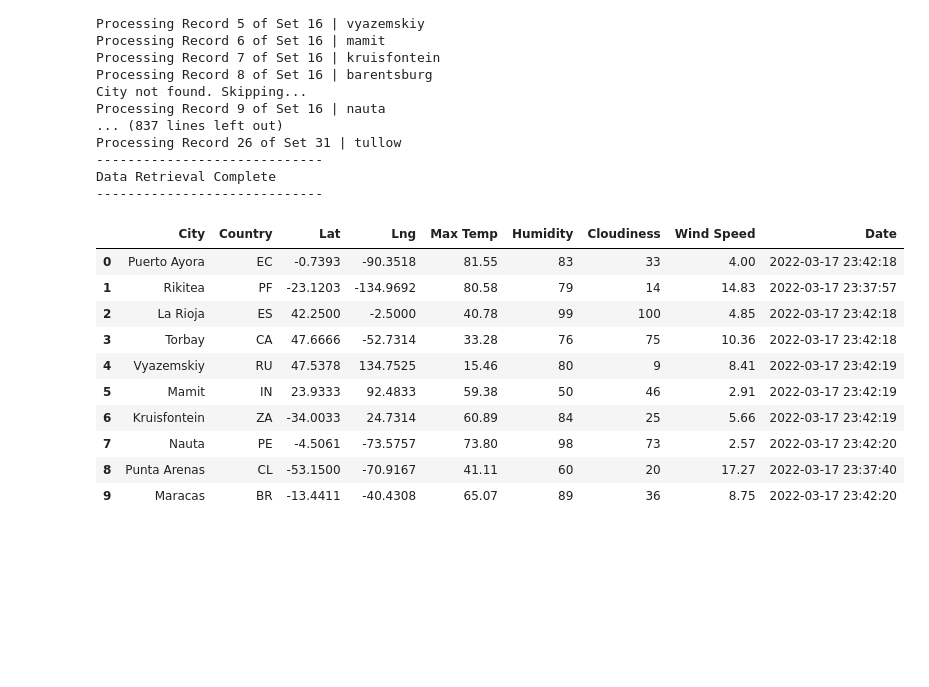
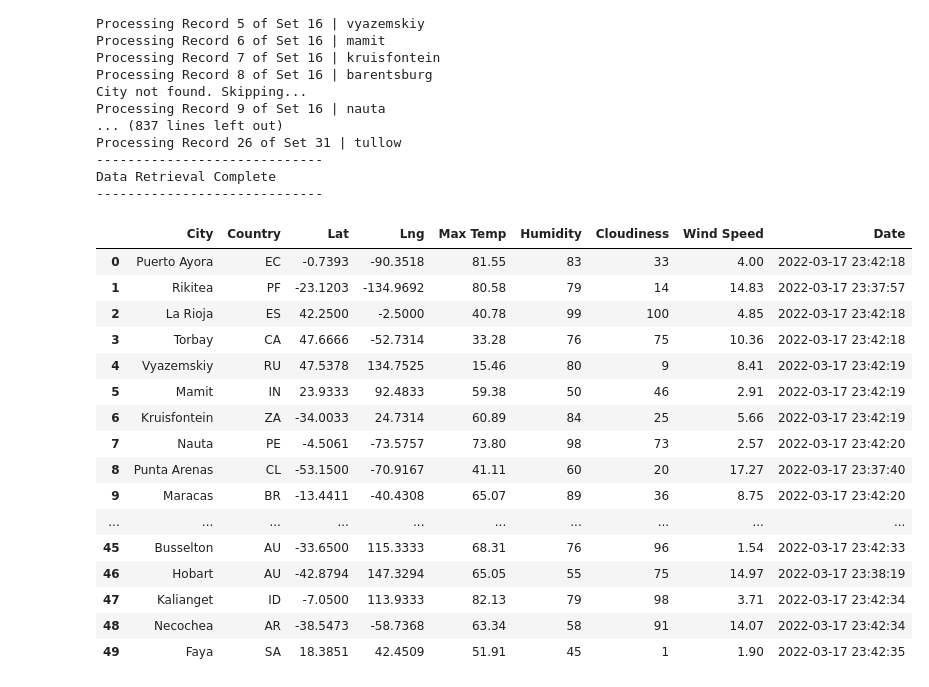
Before and after one commit to gonzalesbarrett/World_Weather_Analysis, a Jupyter notebook: WeatherPy.ipynb, the cells around one changed output. Saved outputs shown, nothing was run; the diff lists cells and outputs as text; code cells hidden in the pictures; blank space fills up the shorter version.

```diff
--- a/WeatherPy.ipynb
+++ b/WeatherPy.ipynb
@@ -135,16 +135,22 @@ Data Retrieval Complete
 # %%
 # Convert the array of dictionaries to a Pandas DataFrame.
 city_data_df = pd.DataFrame(city_data)
-city_data_df.head(10)
+city_data_df.head(50)
 # %% [output]
 |  | City | Country | Lat | Lng | Max Temp | Humidity | Cloudiness | Wind Speed | Date |
 | 0 | Puerto Ayora | EC | -0.7393 | -90.3518 | 81.55 | 83 | 33 | 4.00 | 2022-03-17 23:42:18 |
 | 1 | Rikitea | PF | -23.1203 | -134.9692 | 80.58 | 79 | 14 | 14.83 | 2022-03-17 23:37:57 |
 | 2 | La Rioja | ES | 42.2500 | -2.5000 | 40.78 | 99 | 100 | 4.85 | 2022-03-17 23:42:18 |
 | 3 | Torbay | CA | 47.6666 | -52.7314 | 33.28 | 76 | 75 | 10.36 | 2022-03-17 23:42:18 |
 | 4 | Vyazemskiy | RU | 47.5378 | 134.7525 | 15.46 | 80 | 9 | 8.41 | 2022-03-17 23:42:19 |
 | 5 | Mamit | IN | 23.9333 | 92.4833 | 59.38 | 50 | 46 | 2.91 | 2022-03-17 23:42:19 |
 | 6 | Kruisfontein | ZA | -34.0033 | 24.7314 | 60.89 | 84 | 25 | 5.66 | 2022-03-17 23:42:19 |
 | 7 | Nauta | PE | -4.5061 | -73.5757 | 73.80 | 98 | 73 | 2.57 | 2022-03-17 23:42:20 |
 | 8 | Punta Arenas | CL | -53.1500 | -70.9167 | 41.11 | 60 | 20 | 17.27 | 2022-03-17 23:37:40 |
 | 9 | Maracas | BR | -13.4411 | -40.4308 | 65.07 | 89 | 36 | 8.75 | 2022-03-17 23:42:20 |
+| ... | ... | ... | ... | ... | ... | ... | ... | ... | ... |
+| 45 | Busselton | AU | -33.6500 | 115.3333 | 68.31 | 76 | 96 | 1.54 | 2022-03-17 23:42:33 |
+| 46 | Hobart | AU | -42.8794 | 147.3294 | 65.05 | 55 | 75 | 14.97 | 2022-03-17 23:38:19 |
+| 47 | Kalianget | ID | -7.0500 | 113.9333 | 82.13 | 79 | 98 | 3.71 | 2022-03-17 23:42:34 |
+| 48 | Necochea | AR | -38.5473 | -58.7368 | 63.34 | 58 | 91 | 14.07 | 2022-03-17 23:42:34 |
+| 49 | Faya | SA | 18.3851 | 42.4509 | 51.91 | 45 | 1 | 1.90 | 2022-03-17 23:42:35 |
```
Also changed, not shown: parts of 7 cells of this notebook, 5 other files.
